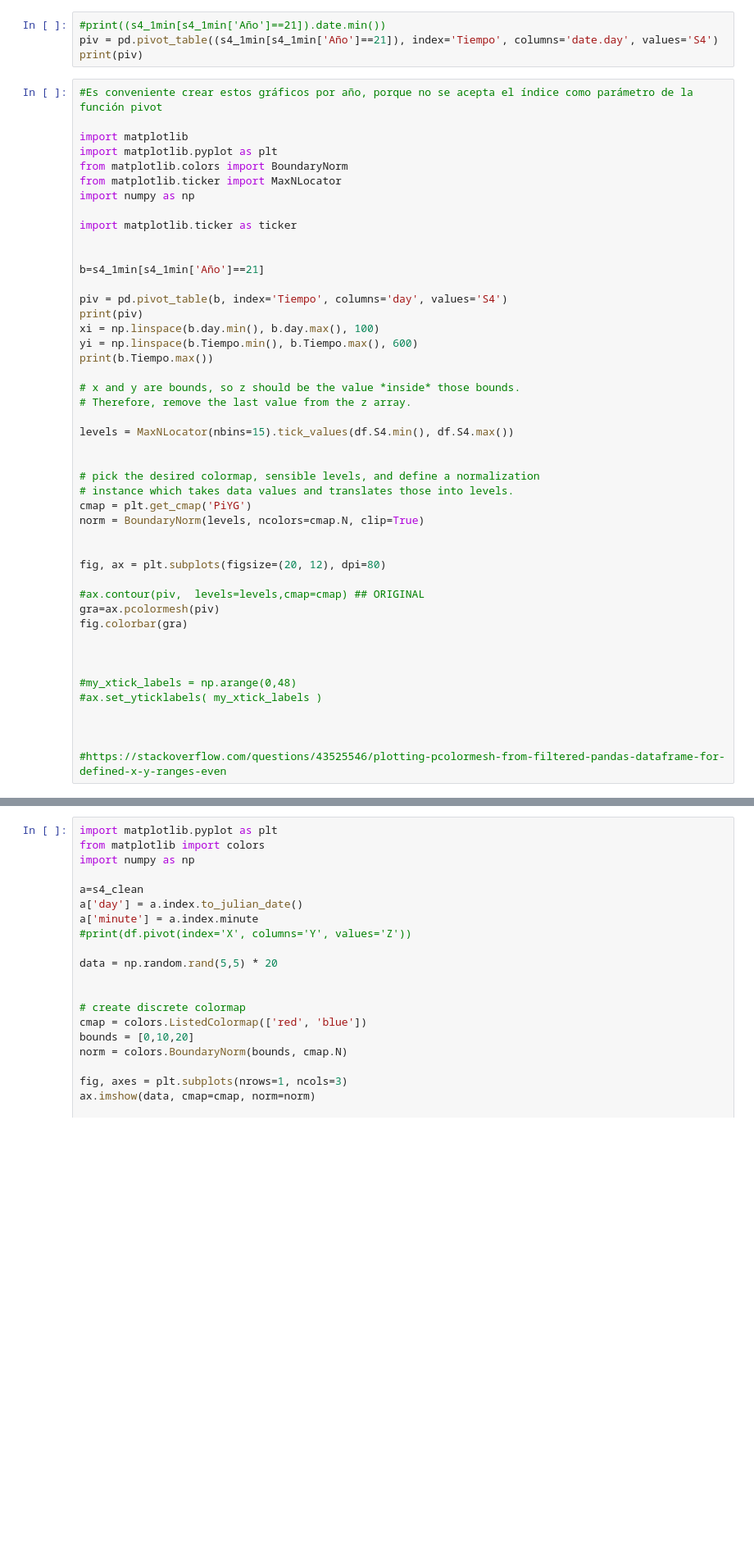
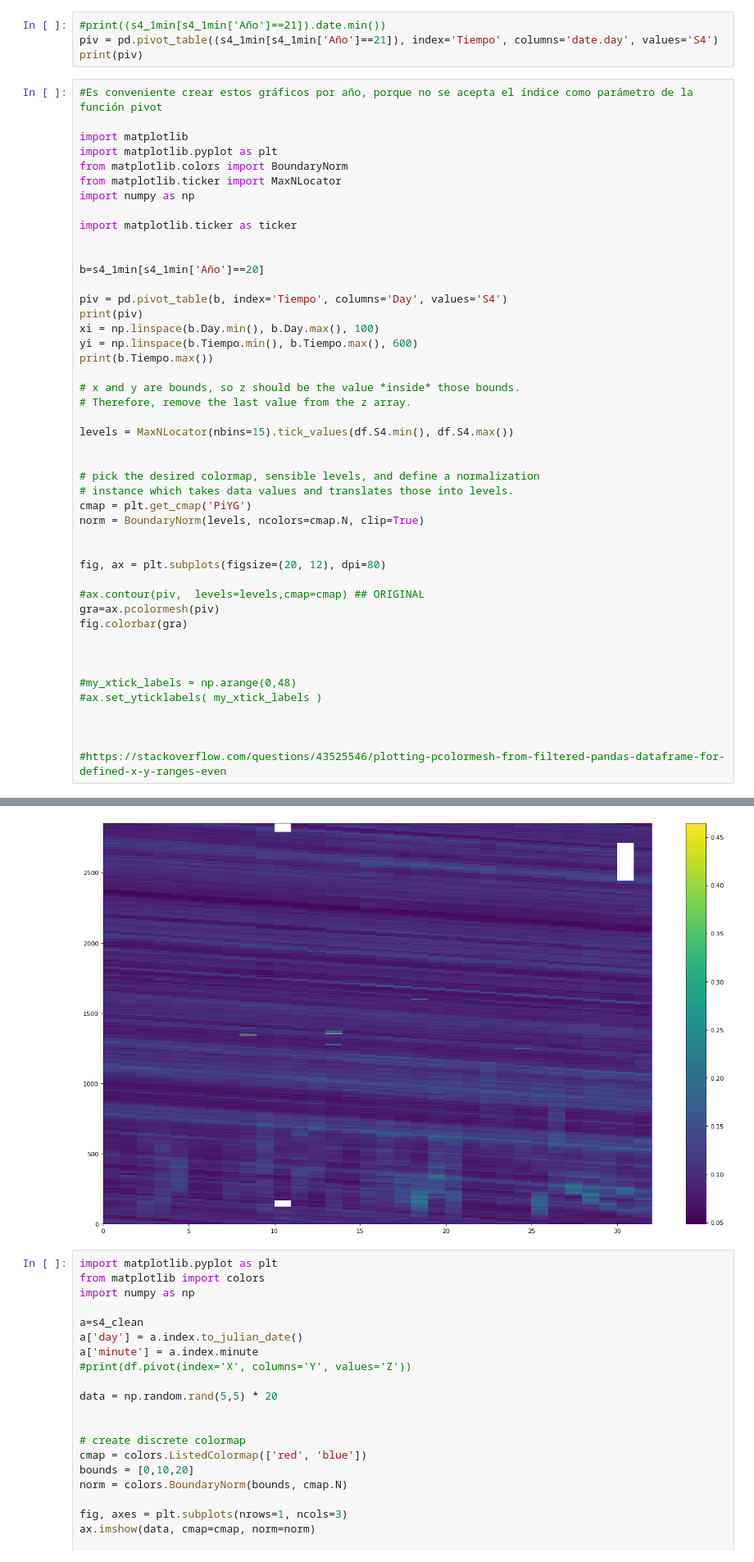
Before and after one commit to georgesteve/Research-Assitant-ML-ROJ, a Jupyter notebook: Grafico_de_S4_heatmap.ipynb, the cells around one changed output, grey strips where cells are left out. Shown at 82% size. Cells and saved outputs as stored; diff of their text form; blank space fills up the shorter version.

```diff
--- a/Grafico_de_S4_heatmap.ipynb
+++ b/Grafico_de_S4_heatmap.ipynb
@@ -392,11 +399,11 @@ import numpy as np
 import matplotlib.ticker as ticker
 
 
-b=s4_1min[s4_1min['Año']==21]
+b=s4_1min[s4_1min['Año']==20]
 
-piv = pd.pivot_table(b, index='Tiempo', columns='day', values='S4')
+piv = pd.pivot_table(b, index='Tiempo', columns='Day', values='S4')
 print(piv)
-xi = np.linspace(b.day.min(), b.day.max(), 100)
+xi = np.linspace(b.Day.min(), b.Day.max(), 100)
 yi = np.linspace(b.Tiempo.min(), b.Tiempo.max(), 600)
 print(b.Tiempo.max())
 
@@ -426,3 +433,4 @@ fig.colorbar(gra)
 
 
 #https://stackoverflow.com/questions/43525546/plotting-pcolormesh-from-filtered-pandas-dataframe-for-defined-x-y-ranges-even
+# %% [output]
@@ -429,3 +454,4 @@ fig.colorbar(gra)
+[figure, added]
 # %%
 import matplotlib.pyplot as plt
 from matplotlib import colors
```
Also changed, not shown: parts of 6 cells of this notebook.
